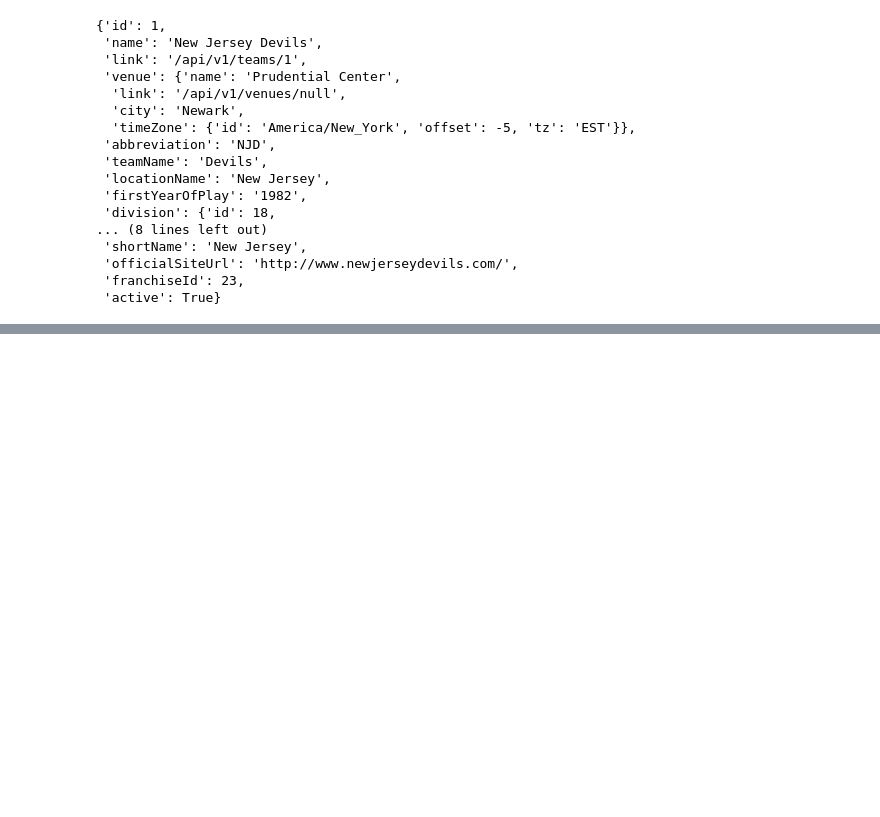
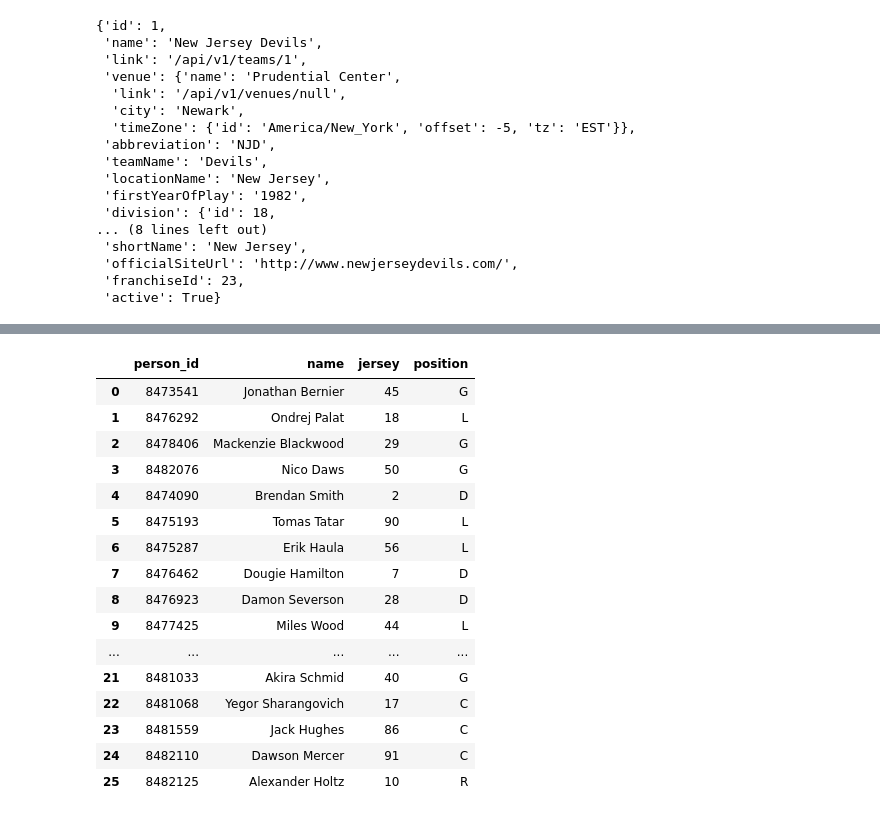
Before and after one commit to BeeryeIRE/UCDPA_brianconnolly, a Jupyter notebook: UCDPA Project.ipynb, the cells around one changed output, grey strips where cells are left out. Saved outputs shown, nothing was run; the diff lists cells and outputs as text; code cells hidden in the pictures; blank space fills up the shorter version.

```diff
--- a/UCDPA Project.ipynb
+++ b/UCDPA Project.ipynb
@@ -77,0 +140,36 @@ df_teams.head()
+# %%
+firstrosterlist = rosters_json['teams'][0]
+# %%
+firstroster = firstrosterlist['roster']['roster']
+# %%
+# again, the roster dictionary contains other nested dictionaries. Applying the below function to flatten the structure for use in Pandas
+
+def flatten_player(nested):
+    flat = {}
+    flat['person_id'] = nested['person']['id']
+    flat['name'] = nested['person']['fullName']
+    flat['jersey'] = nested['jerseyNumber']
+    flat['position'] = nested['position']['code']
+    return flat
+# %%
+firstroster_df = pd.DataFrame([flatten_player(x) for x in firstroster])
+# %%
+firstroster_df
+# %% [output]
+|  | person_id | name | jersey | position |
+| 0 | 8473541 | Jonathan Bernier | 45 | G |
+| 1 | 8476292 | Ondrej Palat | 18 | L |
+| 2 | 8478406 | Mackenzie Blackwood | 29 | G |
+| 3 | 8482076 | Nico Daws | 50 | G |
+| 4 | 8474090 | Brendan Smith | 2 | D |
+| 5 | 8475193 | Tomas Tatar | 90 | L |
+| 6 | 8475287 | Erik Haula | 56 | L |
+| 7 | 8476462 | Dougie Hamilton | 7 | D |
+| 8 | 8476923 | Damon Severson | 28 | D |
+| 9 | 8477425 | Miles Wood | 44 | L |
+| ... | ... | ... | ... | ... |
+| 21 | 8481033 | Akira Schmid | 40 | G |
+| 22 | 8481068 | Yegor Sharangovich | 17 | C |
+| 23 | 8481559 | Jack Hughes | 86 | C |
+| 24 | 8482110 | Dawson Mercer | 91 | C |
+| 25 | 8482125 | Alexander Holtz | 10 | R |
```
Also changed, not shown: parts of 25 cells of this notebook.
